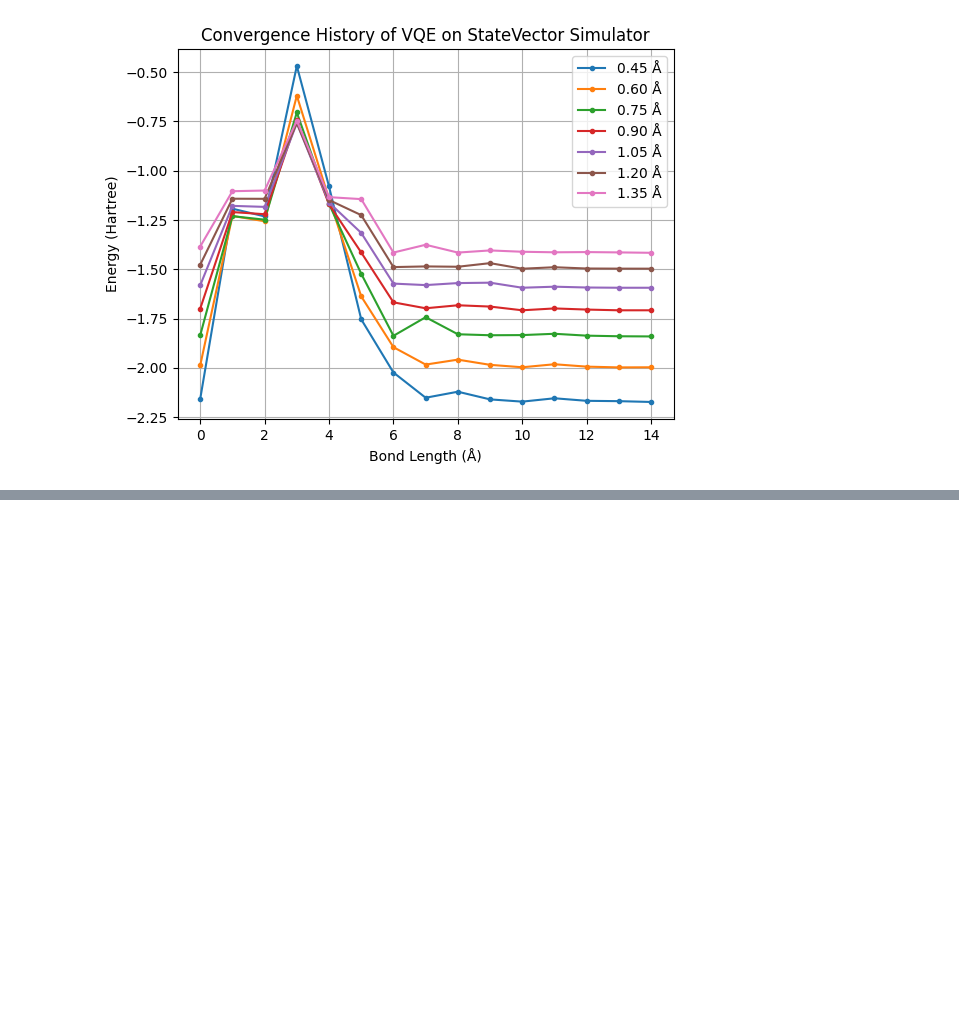
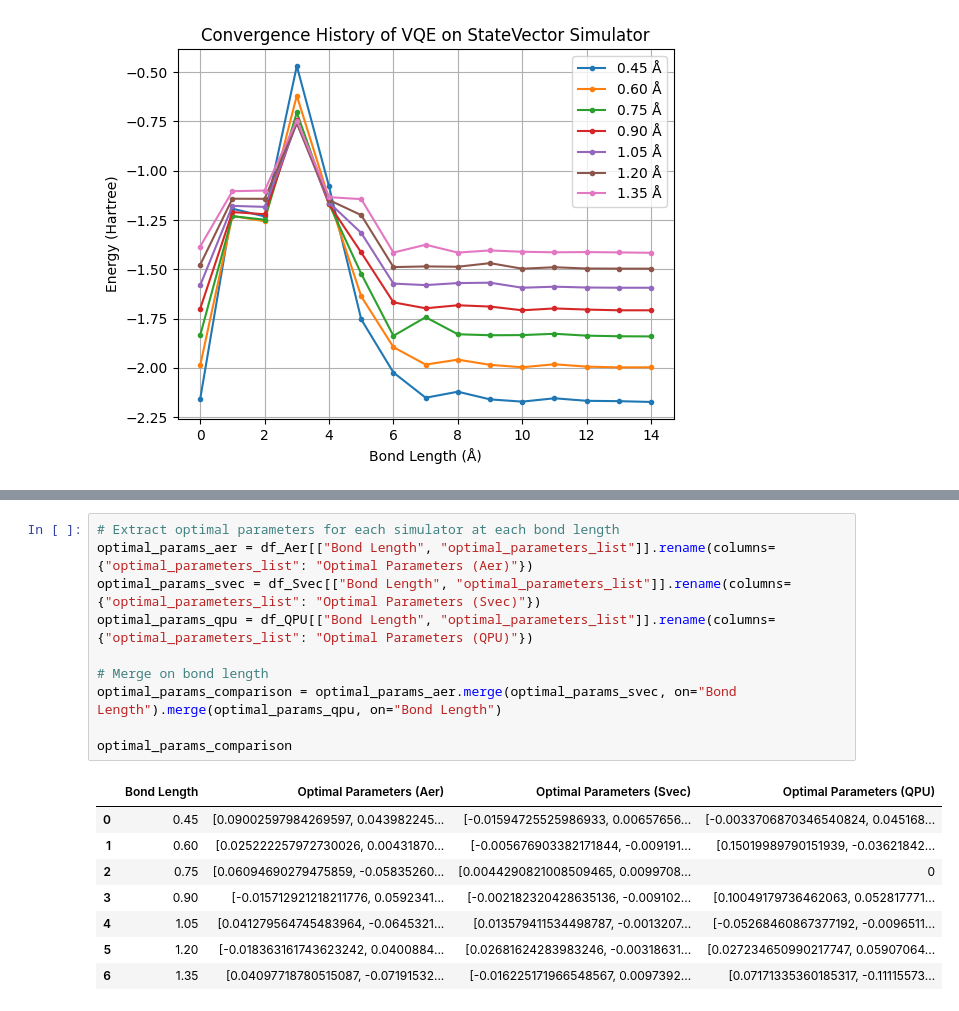
Before and after one commit to Takshit-Jewlia/QC-Project-fourth-sem, a Jupyter notebook: H2 Molecule PEC/Results_H2_PEC_AER_vs_QPU_vs_Estimator.ipynb, the cells around one changed output, grey strips where cells are left out. Saved outputs shown, nothing was run; the diff lists cells and outputs as text; blank space fills up the shorter version.

```diff
--- a/H2 Molecule PEC/Results_H2_PEC_AER_vs_QPU_vs_Estimator.ipynb
+++ b/H2 Molecule PEC/Results_H2_PEC_AER_vs_QPU_vs_Estimator.ipynb
@@ -147,0 +158,19 @@ KeyError: ('Bond Length', 'Ground State Energy (Hartree)')
+# %%
+# Extract optimal parameters for each simulator at each bond length
+optimal_params_aer = df_Aer[["Bond Length", "optimal_parameters_list"]].rename(columns={"optimal_parameters_list": "Optimal Parameters (Aer)"})
+optimal_params_svec = df_Svec[["Bond Length", "optimal_parameters_list"]].rename(columns={"optimal_parameters_list": "Optimal Parameters (Svec)"})
+optimal_params_qpu = df_QPU[["Bond Length", "optimal_parameters_list"]].rename(columns={"optimal_parameters_list": "Optimal Parameters (QPU)"})
+
+# Merge on bond length
+optimal_params_comparison = optimal_params_aer.merge(optimal_params_svec, on="Bond Length").merge(optimal_params_qpu, on="Bond Length")
+
+optimal_params_comparison
+# %% [output]
+|  | Bond Length | Optimal Parameters (Aer) | Optimal Parameters (Svec) | Optimal Parameters (QPU) |
+| 0 | 0.45 | [0.09002597984269597, 0.043982245... | [-0.01594725525986933, 0.00657656... | [-0.0033706870346540824, 0.045168... |
+| 1 | 0.60 | [0.025222257972730026, 0.00431870... | [-0.005676903382171844, -0.009191... | [0.15019989790151939, -0.03621842... |
+| 2 | 0.75 | [0.06094690279475859, -0.05835260... | [0.0044290821008509465, 0.0099708... | 0 |
+| 3 | 0.90 | [-0.015712921218211776, 0.0592341... | [-0.002182320428635136, -0.009102... | [0.10049179736462063, 0.052817771... |
+| 4 | 1.05 | [0.041279564745483964, -0.0645321... | [0.013579411534498787, -0.0013207... | [-0.05268460867377192, -0.0096511... |
+| 5 | 1.20 | [-0.018363161743623242, 0.0400884... | [0.02681624283983246, -0.00318631... | [0.027234650990217747, 0.05907064... |
+| 6 | 1.35 | [0.04097718780515087, -0.07191532... | [-0.016225171966548567, 0.0097392... | [0.07171335360185317, -0.11115573... |
```
Also changed, not shown: parts of 11 cells of this notebook, 2 other files.
